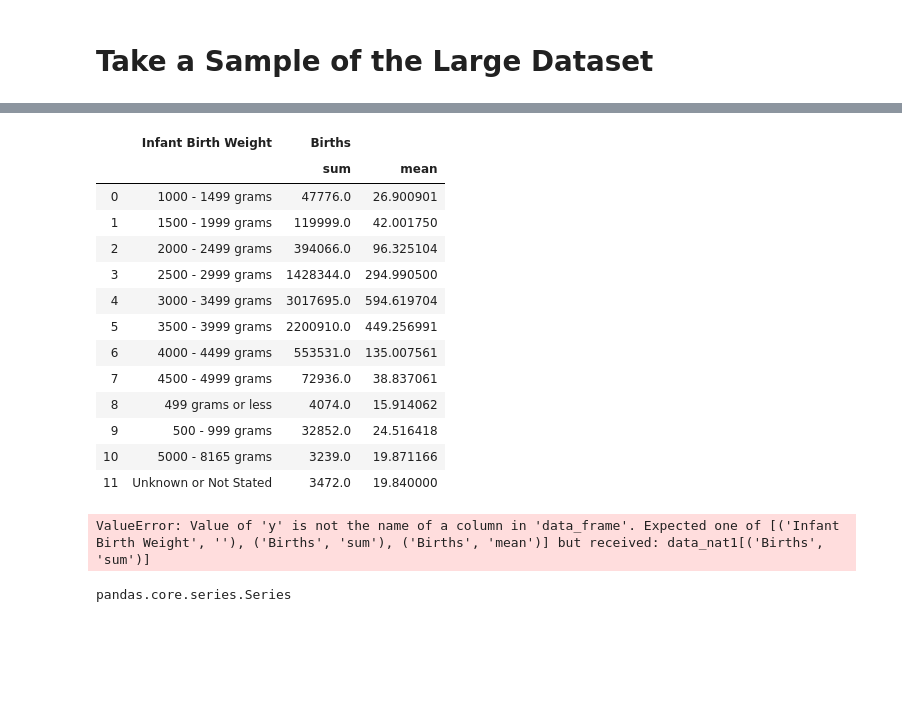
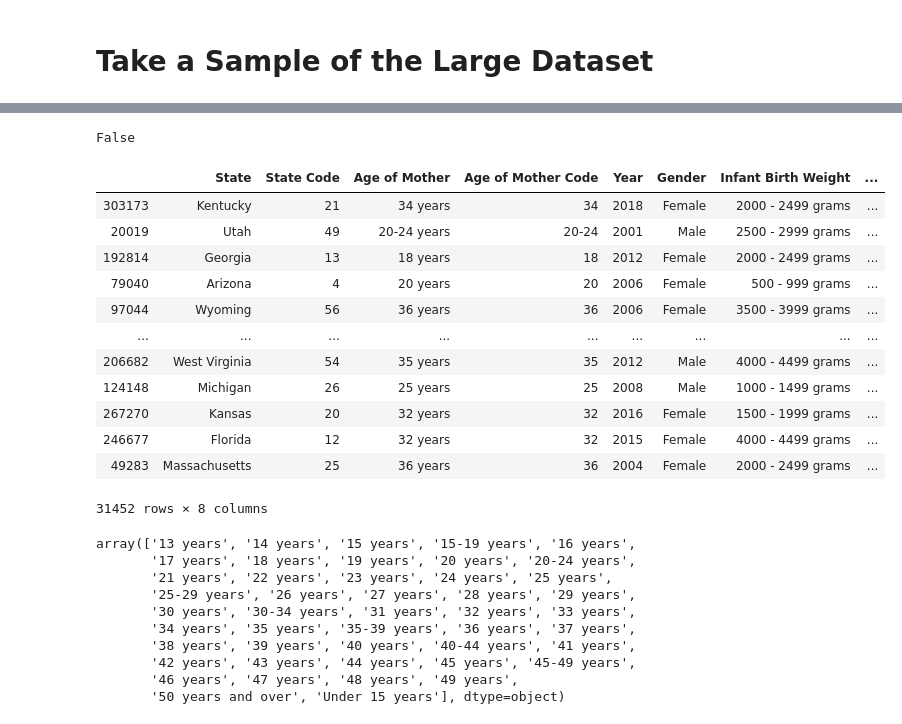
Before and after one commit to edwin-back/Capstone_CDC_Infant_Mortality, a Jupyter notebook: Edwin/EDA_Capstone.ipynb, the cells around one changed output, grey strips where cells are left out. Saved outputs shown, nothing was run; the diff lists cells and outputs as text; code cells hidden in the pictures; blank space fills up the shorter version.

```diff
--- a/Edwin/EDA_Capstone.ipynb
+++ b/Edwin/EDA_Capstone.ipynb
@@ -251,27 +240,0 @@ array(['Alabama', 'Alaska', 'Arizona', 'Arkansas', 'California',
-# %%
-data_nat1 = data_nat1.reset_index()
-# %% [output]
-|  | Infant Birth Weight | Births |  |
-|  |  | sum | mean |
-| 0 | 1000 - 1499 grams | 47776.0 | 26.900901 |
-| 1 | 1500 - 1999 grams | 119999.0 | 42.001750 |
-| 2 | 2000 - 2499 grams | 394066.0 | 96.325104 |
-| 3 | 2500 - 2999 grams | 1428344.0 | 294.990500 |
-| 4 | 3000 - 3499 grams | 3017695.0 | 594.619704 |
-| 5 | 3500 - 3999 grams | 2200910.0 | 449.256991 |
-| 6 | 4000 - 4499 grams | 553531.0 | 135.007561 |
-| 7 | 4500 - 4999 grams | 72936.0 | 38.837061 |
-| 8 | 499 grams or less | 4074.0 | 15.914062 |
-| 9 | 500 - 999 grams | 32852.0 | 24.516418 |
-| 10 | 5000 - 8165 grams | 3239.0 | 19.871166 |
-| 11 | Unknown or Not Stated | 3472.0 | 19.840000 |
-# %%
-import plotly.express as px
-
-data_nat1 = natsample.groupby('Infant Birth Weight').agg({'Births': ['sum', 'mean']})
-data_nat1 = data_nat1.reset_index()
-fig = px.box(data_nat1, x="Infant Birth Weight", y="data_nat1[('Births', 'sum')]")
-fig.show()
-# data_nat1.Births['sum']
-# %% [output]
-ValueError: Value of 'y' is not the name of a column in 'data_frame'. Expected one of [('Infant Birth Weight', ''), ('Births', 'sum'), ('Births', 'mean')] but received: data_nat1[('Births', 'sum')]
@@ -282,4 +241,32 @@ fig.show()
-# %%
-type(hist_data)
-# %% [output]
-pandas.core.series.Series
+# %%
+natsample = natality.copy().sample(int(314525/10)) # 10 percent of the data
+print(natsample.isnull().values.any()) # check for any remaining NaN's; Should be False
+natsample
+# %% [output]
+False
+|  | State | State Code | Age of Mother | Age of Mother Code | Year | Gender | Infant Birth Weight | ... |
+| 303173 | Kentucky | 21 | 34 years | 34 | 2018 | Female | 2000 - 2499 grams | ... |
+| 20019 | Utah | 49 | 20-24 years | 20-24 | 2001 | Male | 2500 - 2999 grams | ... |
+| 192814 | Georgia | 13 | 18 years | 18 | 2012 | Female | 2000 - 2499 grams | ... |
+| 79040 | Arizona | 4 | 20 years | 20 | 2006 | Female | 500 - 999 grams | ... |
+| 97044 | Wyoming | 56 | 36 years | 36 | 2006 | Female | 3500 - 3999 grams | ... |
+| ... | ... | ... | ... | ... | ... | ... | ... | ... |
+| 206682 | West Virginia | 54 | 35 years | 35 | 2012 | Male | 4000 - 4499 grams | ... |
+| 124148 | Michigan | 26 | 25 years | 25 | 2008 | Male | 1000 - 1499 grams | ... |
+| 267270 | Kansas | 20 | 32 years | 32 | 2016 | Female | 1500 - 1999 grams | ... |
+| 246677 | Florida | 12 | 32 years | 32 | 2015 | Female | 4000 - 4499 grams | ... |
+| 49283 | Massachusetts | 25 | 36 years | 36 | 2004 | Female | 2000 - 2499 grams | ... |
+31452 rows × 8 columns
+# %%
+np.unique(natsample['Age of Mother']) # Youngest is 13, oldest is 50 and over
+# %% [output]
+array(['13 years', '14 years', '15 years', '15-19 years', '16 years',
+       '17 years', '18 years', '19 years', '20 years', '20-24 years',
+       '21 years', '22 years', '23 years', '24 years', '25 years',
+       '25-29 years', '26 years', '27 years', '28 years', '29 years',
+       '30 years', '30-34 years', '31 years', '32 years', '33 years',
+       '34 years', '35 years', '35-39 years', '36 years', '37 years',
+       '38 years', '39 years', '40 years', '40-44 years', '41 years',
+       '42 years', '43 years', '44 years', '45 years', '45-49 years',
+       '46 years', '47 years', '48 years', '49 years',
+       '50 years and over', 'Under 15 years'], dtype=object)
```
Also changed, not shown: parts of 23 cells of this notebook.
